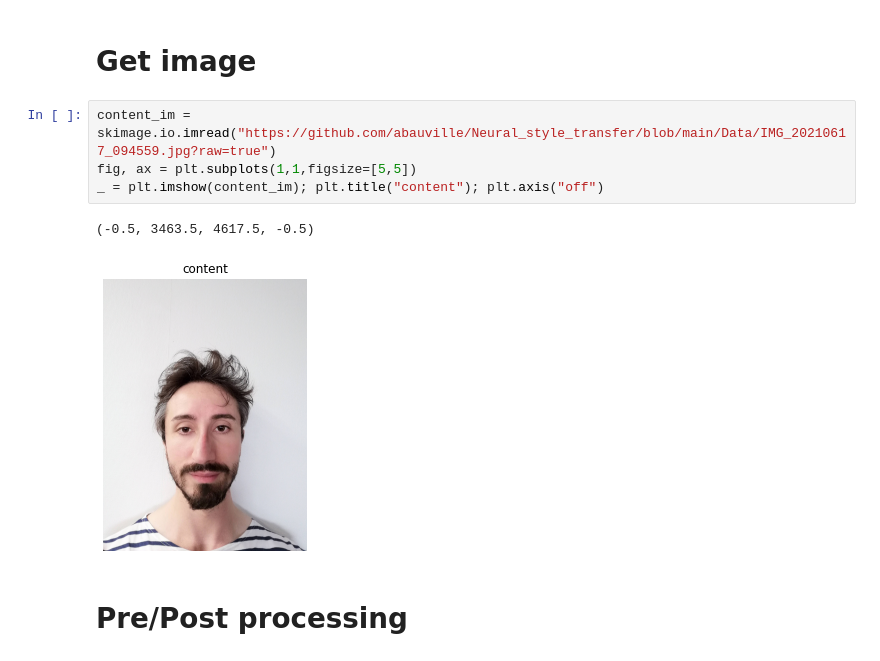
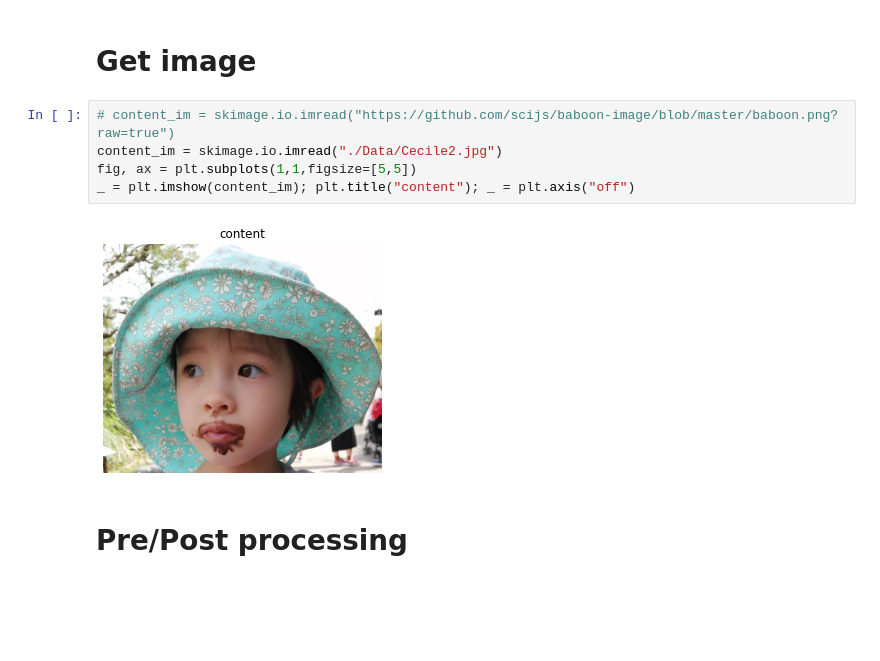
Before and after one commit to abauville/Neural_style_transfer, a Jupyter notebook: Blog01_Feature_visualization.ipynb, the cells around one changed output. Drawn from its saved outputs; the diff is of its cells as text; blank space fills up the shorter version.

```diff
--- a/Blog01_Feature_visualization.ipynb
+++ b/Blog01_Feature_visualization.ipynb
@@ -45,11 +45,11 @@ def timer(msg='timer'):
 # %% [markdown]
 # Get image
 # %%
-content_im = skimage.io.imread("https://github.com/abauville/Neural_style_transfer/blob/main/Data/IMG_20210617_094559.jpg?raw=true")
+# content_im = skimage.io.imread("https://github.com/scijs/baboon-image/blob/master/baboon.png?raw=true")
+content_im = skimage.io.imread("./Data/Cecile2.jpg")
 fig, ax = plt.subplots(1,1,figsize=[5,5])
-_ = plt.imshow(content_im); plt.title("content"); plt.axis("off")
+_ = plt.imshow(content_im); plt.title("content"); _ = plt.axis("off")
 # %% [output]
-(-0.5, 3463.5, 4617.5, -0.5)
-[figure, old version]
+[figure, new version]
 # %% [markdown]
 # Pre/Post processing
```
Also changed, not shown: parts of 22 cells of this notebook.
